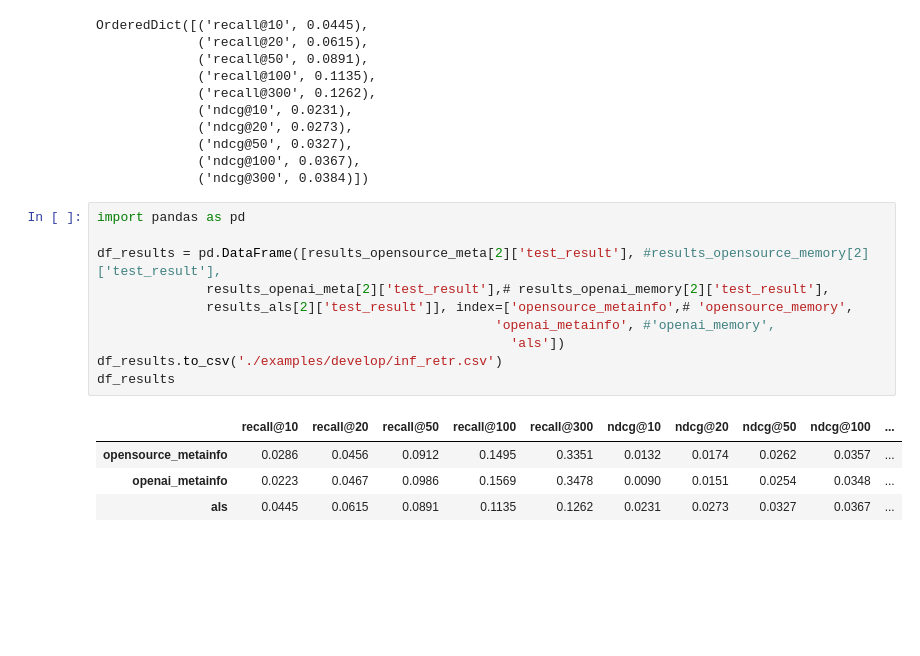
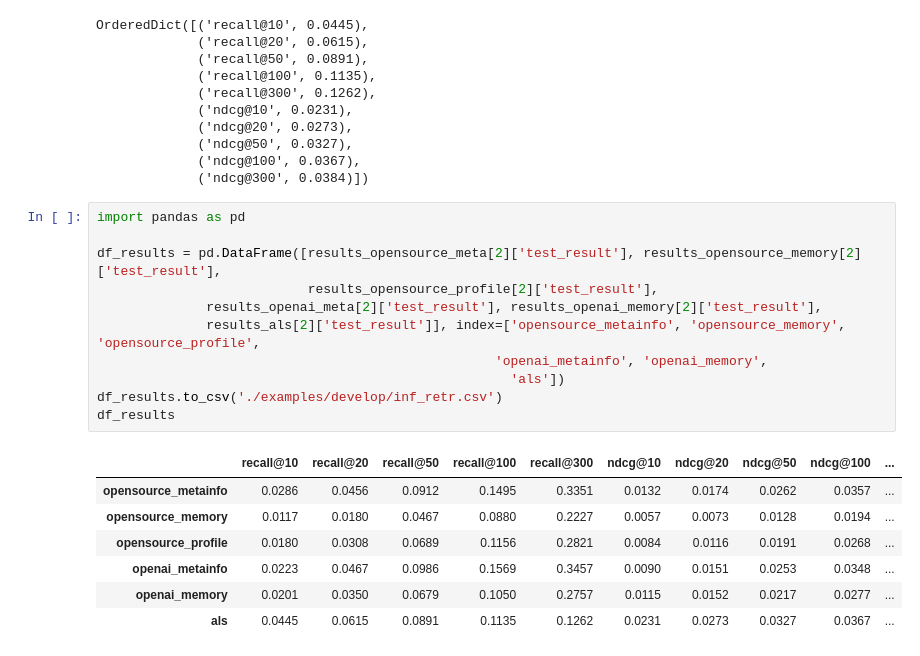
Before and after one commit to ainura-z/llm-for-rec, a Jupyter notebook: examples/information_retrieval_example.ipynb, the cells around one changed output. Saved outputs shown, nothing was run; the diff lists cells and outputs as text; blank space fills up the shorter version.

```diff
--- a/examples/information_retrieval_example.ipynb
+++ b/examples/information_retrieval_example.ipynb
@@ -217,15 +293,19 @@ OrderedDict([('recall@10', 0.0445),
 # %%
 import pandas as pd
 
-df_results = pd.DataFrame([results_opensource_meta[2]['test_result'], #results_opensource_memory[2]['test_result'],
-              results_openai_meta[2]['test_result'],# results_openai_memory[2]['test_result'],
-              results_als[2]['test_result']], index=['opensource_metainfo',# 'opensource_memory',
-                                                   'openai_metainfo', #'openai_memory',
+df_results = pd.DataFrame([results_opensource_meta[2]['test_result'], results_opensource_memory[2]['test_result'],
+                           results_opensource_profile[2]['test_result'],
+              results_openai_meta[2]['test_result'], results_openai_memory[2]['test_result'],
+              results_als[2]['test_result']], index=['opensource_metainfo', 'opensource_memory', 'opensource_profile',
+                                                   'openai_metainfo', 'openai_memory',
                                                      'als'])
 df_results.to_csv('./examples/develop/inf_retr.csv')
 df_results
 # %% [output]
 |  | recall@10 | recall@20 | recall@50 | recall@100 | recall@300 | ndcg@10 | ndcg@20 | ndcg@50 | ndcg@100 | ... |
 | opensource_metainfo | 0.0286 | 0.0456 | 0.0912 | 0.1495 | 0.3351 | 0.0132 | 0.0174 | 0.0262 | 0.0357 | ... |
-| openai_metainfo | 0.0223 | 0.0467 | 0.0986 | 0.1569 | 0.3478 | 0.0090 | 0.0151 | 0.0254 | 0.0348 | ... |
+| opensource_memory | 0.0117 | 0.0180 | 0.0467 | 0.0880 | 0.2227 | 0.0057 | 0.0073 | 0.0128 | 0.0194 | ... |
+| opensource_profile | 0.0180 | 0.0308 | 0.0689 | 0.1156 | 0.2821 | 0.0084 | 0.0116 | 0.0191 | 0.0268 | ... |
+| openai_metainfo | 0.0223 | 0.0467 | 0.0986 | 0.1569 | 0.3457 | 0.0090 | 0.0151 | 0.0253 | 0.0348 | ... |
+| openai_memory | 0.0201 | 0.0350 | 0.0679 | 0.1050 | 0.2757 | 0.0115 | 0.0152 | 0.0217 | 0.0277 | ... |
 | als | 0.0445 | 0.0615 | 0.0891 | 0.1135 | 0.1262 | 0.0231 | 0.0273 | 0.0327 | 0.0367 | ... |
```
Also changed, not shown: parts of 8 cells of this notebook.
